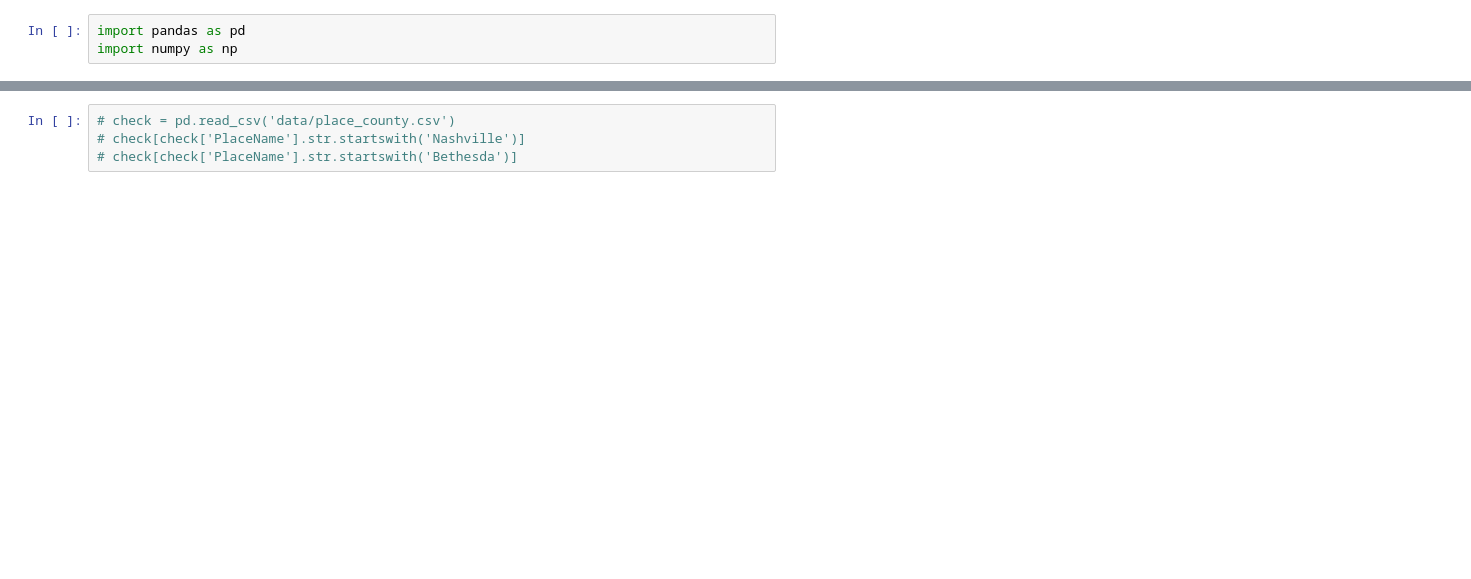
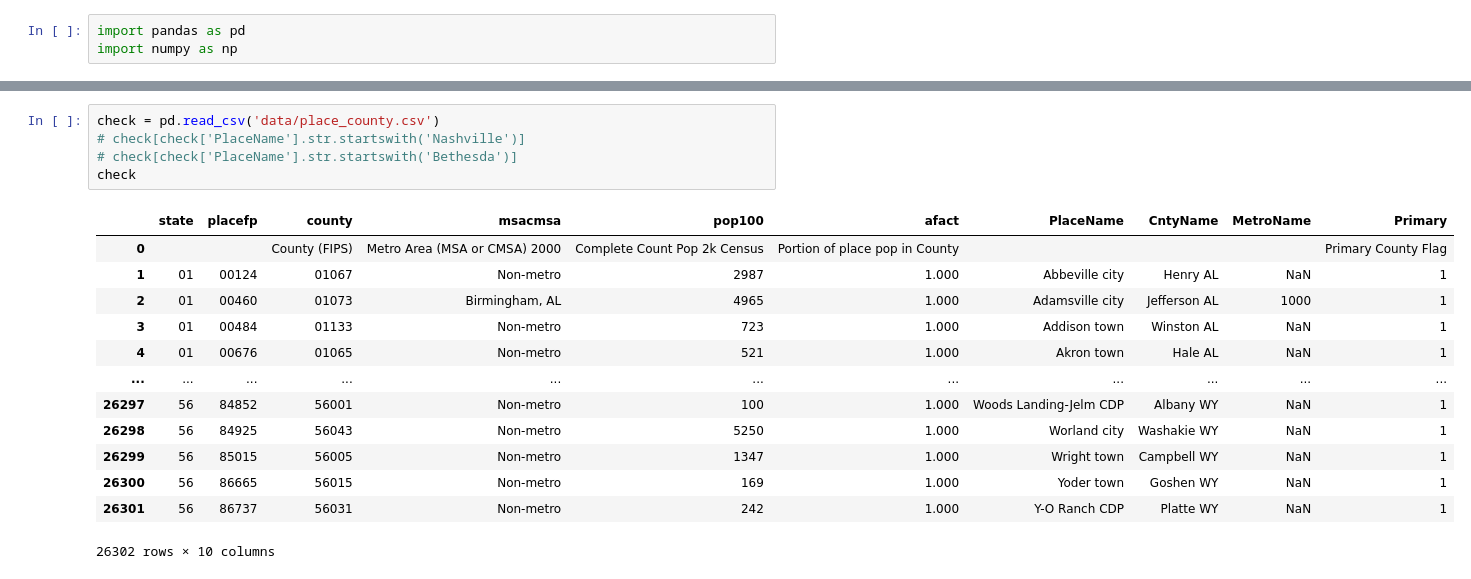
Before and after one commit to derrickchoe/remote_broadband, a Jupyter notebook: merge_broadband_remote.ipynb, the cells around one changed output, grey strips where cells are left out. Cells and saved outputs as stored; diff of their text form; blank space fills up the shorter version.

```diff
--- a/merge_broadband_remote.ipynb
+++ b/merge_broadband_remote.ipynb
@@ -127,4 +136,19 @@ final.head(5)
 # %%
-# check = pd.read_csv('data/place_county.csv')
+check = pd.read_csv('data/place_county.csv')
 # check[check['PlaceName'].str.startswith('Nashville')]
 # check[check['PlaceName'].str.startswith('Bethesda')]
+check
+# %% [output]
+|  | state | placefp | county | msacmsa | pop100 | afact | PlaceName | CntyName | MetroName | Primary |
+| 0 |  |  | County (FIPS) | Metro Area (MSA or CMSA) 2000 | Complete Count Pop 2k Census | Portion of place pop in County |  |  |  | Primary County Flag |
+| 1 | 01 | 00124 | 01067 | Non-metro | 2987 | 1.000 | Abbeville city | Henry AL | NaN | 1 |
+| 2 | 01 | 00460 | 01073 | Birmingham, AL | 4965 | 1.000 | Adamsville city | Jefferson AL | 1000 | 1 |
+| 3 | 01 | 00484 | 01133 | Non-metro | 723 | 1.000 | Addison town | Winston AL | NaN | 1 |
+| 4 | 01 | 00676 | 01065 | Non-metro | 521 | 1.000 | Akron town | Hale AL | NaN | 1 |
+| ... | ... | ... | ... | ... | ... | ... | ... | ... | ... | ... |
+| 26297 | 56 | 84852 | 56001 | Non-metro | 100 | 1.000 | Woods Landing-Jelm CDP | Albany WY | NaN | 1 |
+| 26298 | 56 | 84925 | 56043 | Non-metro | 5250 | 1.000 | Worland city | Washakie WY | NaN | 1 |
+| 26299 | 56 | 85015 | 56005 | Non-metro | 1347 | 1.000 | Wright town | Campbell WY | NaN | 1 |
+| 26300 | 56 | 86665 | 56015 | Non-metro | 169 | 1.000 | Yoder town | Goshen WY | NaN | 1 |
+| 26301 | 56 | 86737 | 56031 | Non-metro | 242 | 1.000 | Y-O Ranch CDP | Platte WY | NaN | 1 |
+26302 rows × 10 columns
```
Also changed, not shown: parts of 4 cells of this notebook, 1 other file.
